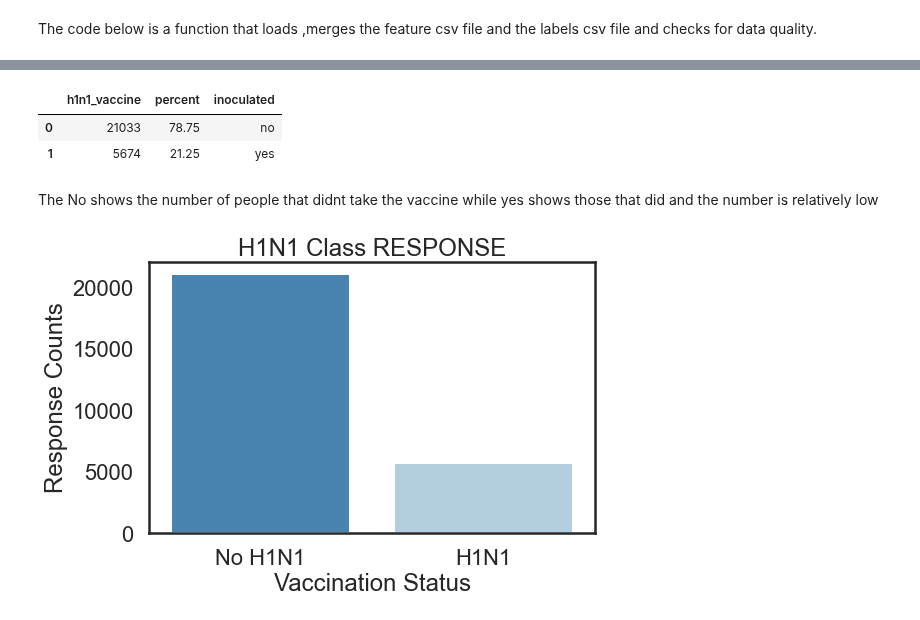
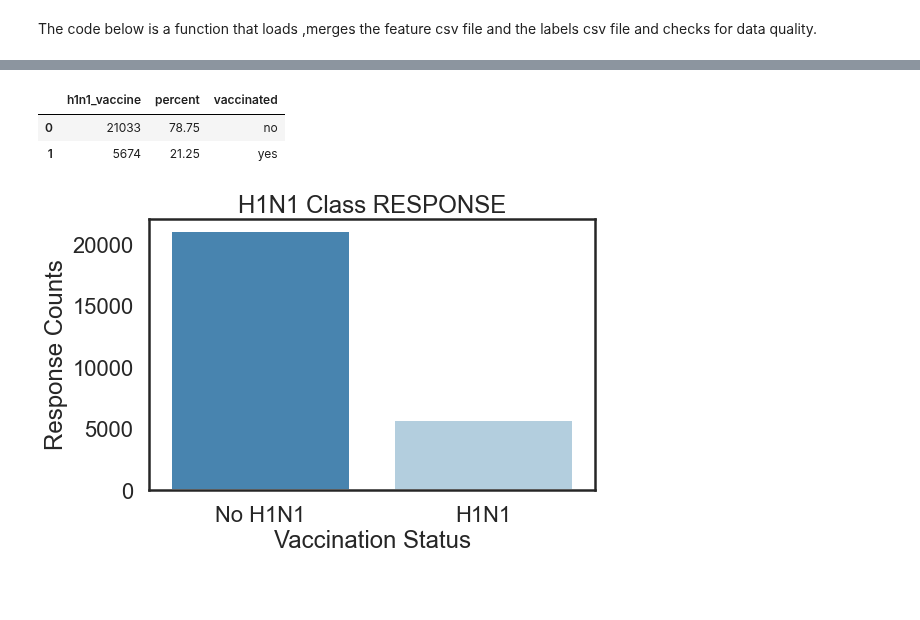
Before and after one commit to sophline/Vaccination_prediction, a Jupyter notebook: prediction.ipynb, the cells around one changed output, grey strips where cells are left out. Drawn from its saved outputs; the diff is of its cells as text; code cells hidden in the pictures; blank space fills up the shorter version.

```diff
--- a/prediction.ipynb
+++ b/prediction.ipynb
@@ -245,19 +245,17 @@ target_variable = 'h1n1_vaccine'
 second_target = 'seasonal_vaccine'
 # %%
 # table showing distribution of the classes
-imbalance_table = pd.DataFrame(data[target_variable].value_counts())
-imbalance_table['percent'] = round(data[target_variable].value_counts(normalize=True), 4)*100
+distribution_table = pd.DataFrame(data[target_variable].value_counts())
+distribution_table['percent'] = round(data[target_variable].value_counts(normalize=True), 4)*100
 
-imbalance_table['inoculated'] = 'yes'
-imbalance_table.at[0, 'inoculated'] = 'no'
+distribution_table['vaccinated'] = 'yes'
+distribution_table.at[0, 'vaccinated'] = 'no'
 
-imbalance_table
+distribution_table
 # %% [output]
-|  | h1n1_vaccine | percent | inoculated |
+|  | h1n1_vaccine | percent | vaccinated |
 | 0 | 21033 | 78.75 | no |
 | 1 | 5674 | 21.25 | yes |
-# %% [markdown]
-The No shows the number of people that didnt take the vaccine while yes shows those that did and the number is relatively low
 # %%
 # Visualize the class imbalance of the target variable
 no_h1n1 = data[target_variable].value_counts()[0]
```
Also changed, not shown: parts of 14 cells of this notebook.
